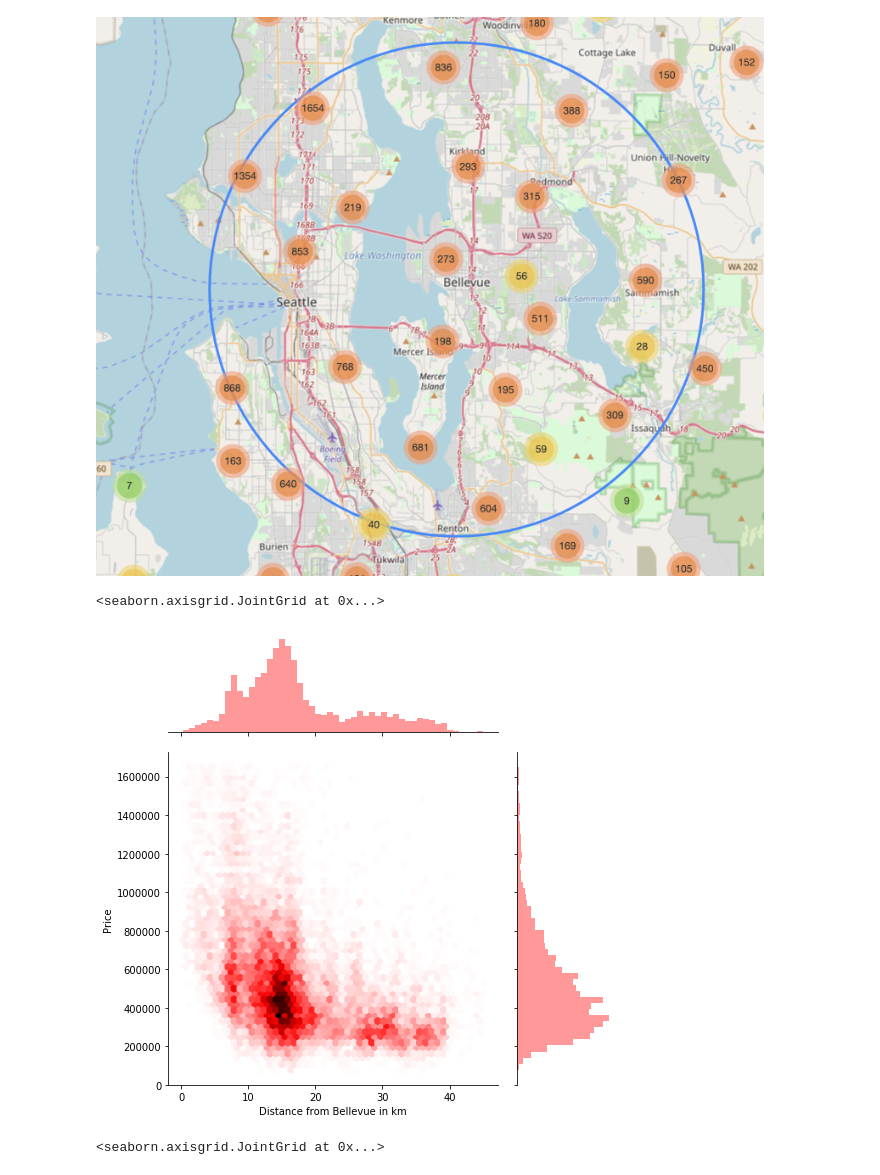
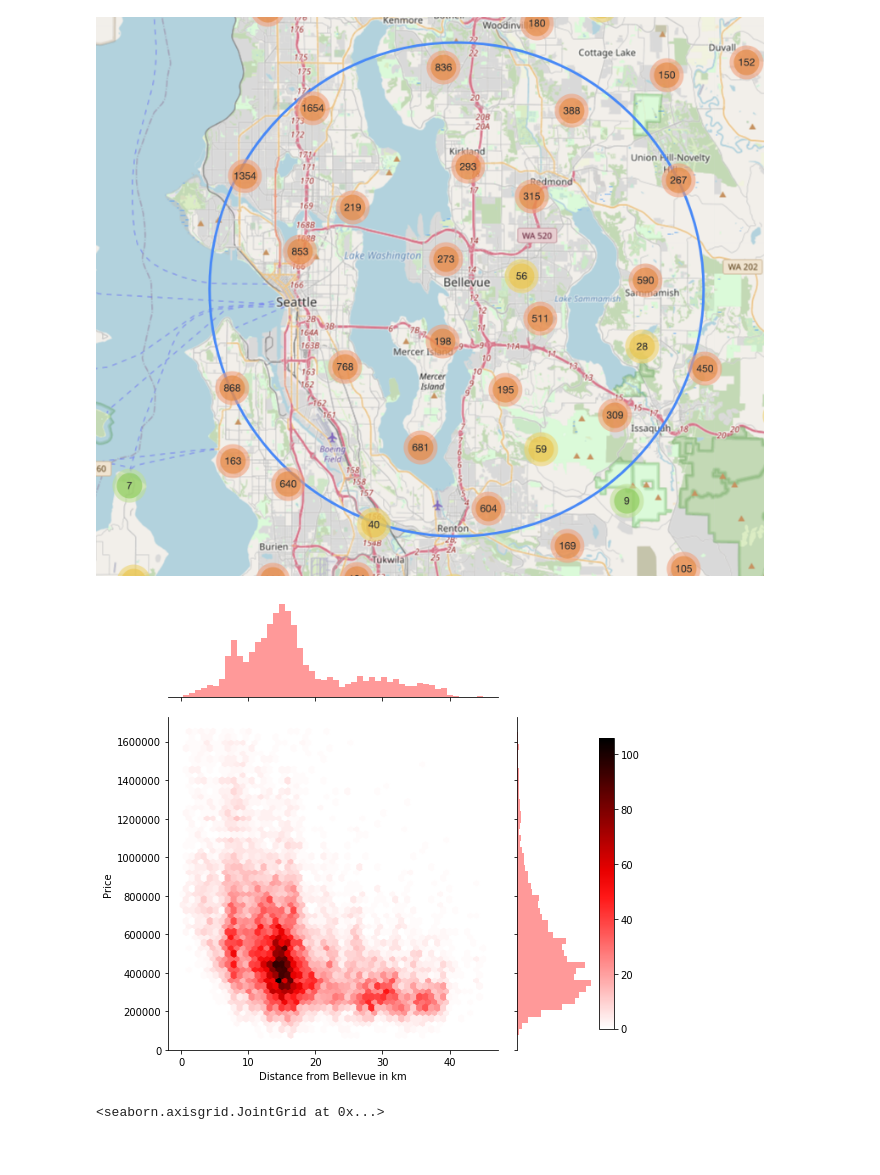
Before and after one commit to megan91292/dsc-mod-2-project-v2-1-onl01-dtsc-ft-041320, a Jupyter notebook: Questions/Question2.ipynb, the cells around one changed output. Drawn from its saved outputs; the diff is of its cells as text; code cells hidden in the pictures.

```diff
--- a/Questions/Question2.ipynb
+++ b/Questions/Question2.ipynb
@@ -100,10 +103,12 @@ Image(filename = '../Images/mapwithradius.png', width=1000, height=1000)
 # %%
 ax = sns.jointplot(x='distance_from_bellevue',y='price',data=df, kind = 'hex', height = 7,
               color = 'r', ratio = 3)
 ax.set_axis_labels("Distance from Bellevue in km","Price")
+cbar_ax = ax.fig.add_axes()  # x, y, width, height
+plt.colorbar(cax=cbar_ax)
+plt.show()
 # %% [output]
-<seaborn.axisgrid.JointGrid at 0x...>
-[figure, old version]
+[figure, new version]
 # %%
 ax = sns.jointplot(x='distance_from_bellevue',y='price',data=df, kind = 'scatter', height = 7,
               color = 'b', ratio = 3)
```
Also changed, not shown: parts of 1 cell of this notebook, 15 other files.
